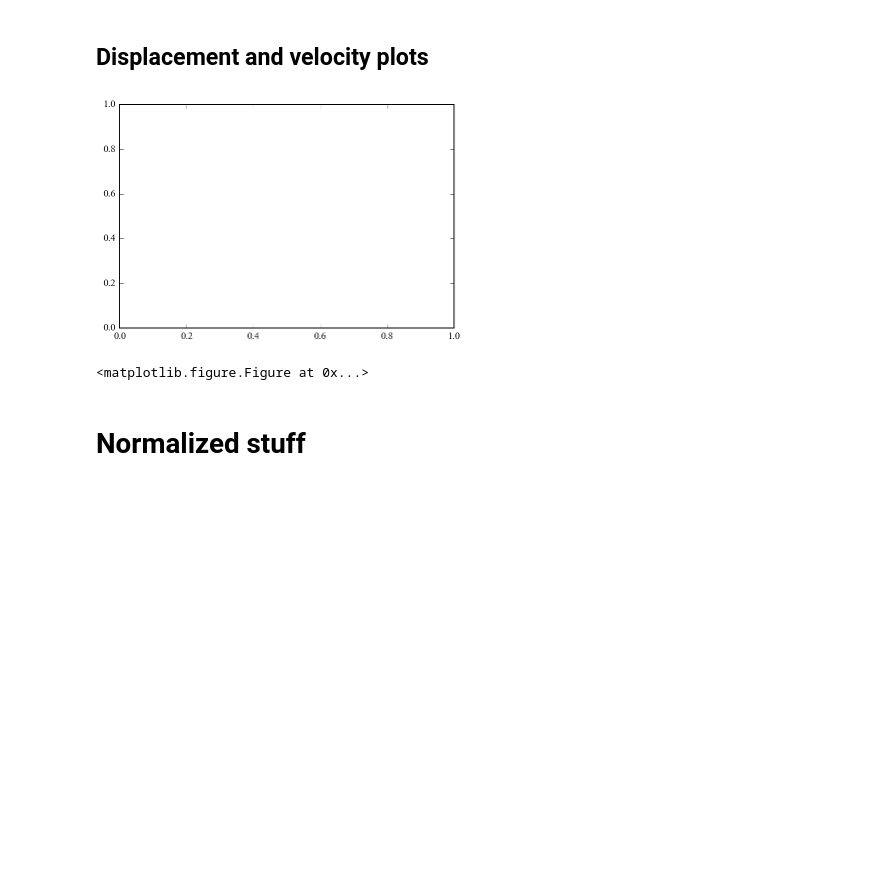
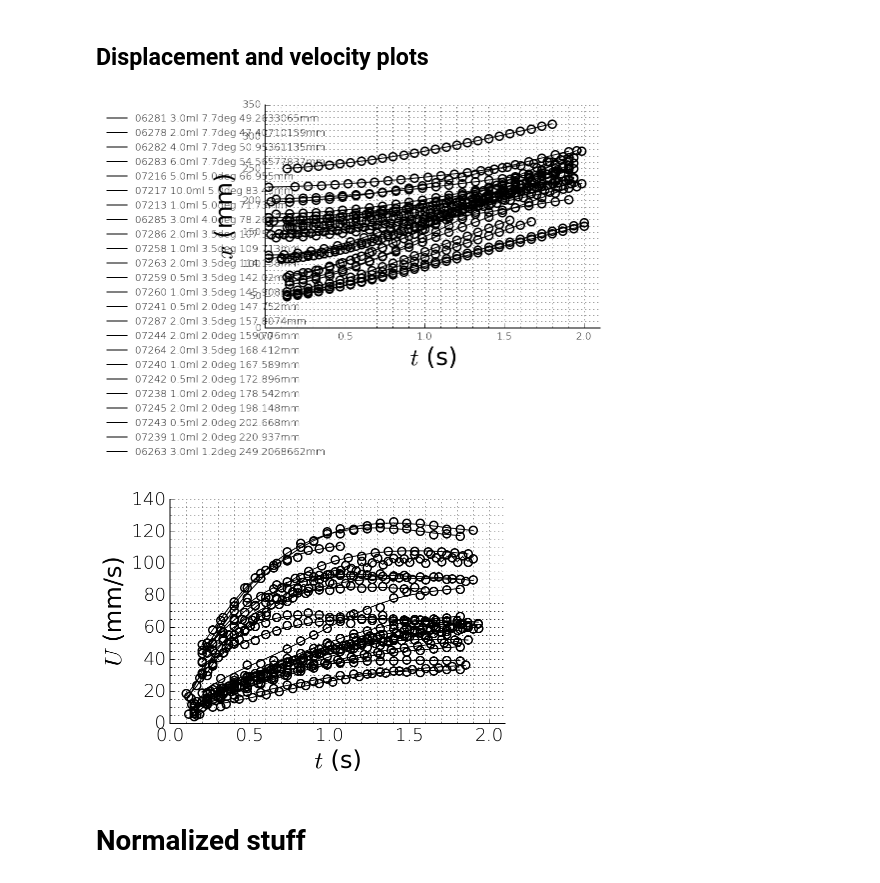
Before and after one commit to loganjt/DropletJumpWedge, a Jupyter notebook: Repos_Data/plotter_notebook.ipynb, the cells around one changed output. Saved outputs shown, nothing was run; the diff lists cells and outputs as text; code cells hidden in the pictures; blank space fills up the shorter version.

Commit message:
time plots and model comparison

```diff
--- a/Repos_Data/plotter_notebook.ipynb
+++ b/Repos_Data/plotter_notebook.ipynb
@@ -136,67 +137,68 @@ def filtering_data(data,meta,volumes,angles,location):
             dxdt_savgol = np.zeros(np.size(dat_sliced)-2)
             for i in range(np.size(dat_sliced)-2):
                 dxdt_savgol[i] = (dat_filt[i+2]-dat_filt[i])/(2*(t_sliced[i+1]-t_sliced[i]))
 
 
             dxdt_centraldiff = np.zeros(np.size(dat_sliced)-2)
             for i in range(np.size(dat_sliced)-2):
                 dxdt_centraldiff[i] = (dat_sliced[i+2]-dat_sliced[i])/(2*(t_sliced[i+1]-t_sliced[i]))
 
             x_max[key] = max(dat_sliced)
             v_norm[key] = max(dxdt_centraldiff)
 
 
-
-
+            color = 'k'
+            style = None
+            style2 = 'o'
             ax = fig1.add_subplot(1,1,1)
             # some plot formatting stuff, setting marker colors/types for various volumes
-            if(meta[key]['Volume'] == 0.5):
-                color = 'k'
-                style = None
-            elif(meta[key]['Volume'] == 1.0):
-                color = 'c'
-                style = None
-            elif(meta[key]['Volume'] == 2.0):
-                color = 'b'
-                style = None
-            elif(meta[key]['Volume'] == 5.0):
-                color = 'r'
-                style = None
-            elif(meta[key]['Volume'] == 10.0):
-                color = 'y'
-                style = None
-            if(meta[key]['Angle'] == 2.0):
-                style2 = 'o'
-            elif(meta[key]['Angle'] == 3.5):
-                style2 = 's'
-            elif(meta[key]['Angle'] == 5.0):
-                style2 = '^'
+            #if(meta[key]['Volume'] == 0.5):
+            #    color = 'k'
+            #    style = None
+            #elif(meta[key]['Volume'] == 1.0):
+            #    color = 'c'
+            #    style = None
+            #elif(meta[key]['Volume'] == 2.0):
+            #    color = 'b'
+            #    style = None
+            #elif(meta[key]['Volume'] == 5.0):
+            #    color = 'r'
+            #    style = None
+            #elif(meta[key]['Volume'] == 10.0):
+            #    color = 'y'
+            #    style = None
+            #if(meta[key]['Angle'] == 2.0):
+            #    style2 = 'o'
+            #elif(meta[key]['Angle'] == 3.5):
+            #    style2 = 's'
+            #elif(meta[key]['Angle'] == 5.0):
+            #    style2 = '^'
             dropno = key+' '
             vol = str(meta[key]['Volume'])+'ml '
             angl = str(meta[key]['Angle'])+'deg '
             IL = str( data[key][location][0])+'mm '
             legend_label = dropno+vol+angl+IL
 
-            #ax.plot(t_sliced,dat_sliced,'.',marker=style2, c = color,fillstyle='none',markeredgewidth=1.5,ms=8)
-            #ax.plot(t_sliced,dat_filt,c=color,marker=style,linewidth=1,label = legend_label)
-            #legend1 = basic_plot_format(subplot_label = ax, x_label = '$t$ (s)', y_label = '$x$ (mm)', major_grid = True, minor_grid = True, legend = True)
-           # ax.set_xlim([0,2.1])
-            #ax2 = fig2.add_subplot(1,1,1)
-           # ax2.plot(t_sliced[1:-1],dxdt_centraldiff,marker=style2,linewidth=0, c = color,fillstyle='none',markeredgewidth=1.5,ms=8)
-            #ax2.plot(t_sliced[1:-1],dxdt_savgol,c=color,marker=style,linewidth=1,label = legend_label)
+            ax.plot(t_sliced,dat_sliced,'.',marker=style2, c = color,fillstyle='none',markeredgewidth=1.5,ms=8)
+            ax.plot(t_sliced,dat_filt,c=color,marker=style,linewidth=1,label = legend_label)
+            legend1 = basic_plot_format(subplot_label = ax, x_label = '$t$ (s)', y_label = '$x$ (mm)', major_grid = True, minor_grid = True, legend = True)
+            ax.set_xlim([0,2.1])
+            ax2 = fig2.add_subplot(1,1,1)
+            ax2.plot(t_sliced[1:-1],dxdt_centraldiff,marker=style2,linewidth=0, c = color,fillstyle='none',markeredgewidth=1.5,ms=8)
+            ax2.plot(t_sliced[1:-1],dxdt_savgol,c=color,marker=style,linewidth=1,label = legend_label)
 
-            #legend2 = basic_plot_format(subplot_label = ax2, x_label = '$t$ (s)', y_label = '$U$ (mm/s)', major_grid = True, minor_grid = True, legend = False)
-            #ax2.set_xlim([0,2.1])
+            legend2 = basic_plot_format(subplot_label = ax2, x_label = '$t$ (s)', y_label = '$U$ (mm/s)', major_grid = True, minor_grid = True, legend = False)
+            ax2.set_xlim([0,2.1])
 
     #fig1.savefig('Figures/positions.png',dpi=100,bbox_extra_artists=(legend1,), bbox_inches='tight')
     #fig2.savefig('Figures/velocities.png',dpi=100, bbox_inches='tight')
     return v_norm, x_max
 
 [v_norm, x_max ] = filtering_data(data,meta,volumes,angles,location)
 plt.show()
 # %% [output]
-[figure, old version]
+[figure, new version]
-<matplotlib.figure.Figure at 0x...>
+[figure, added]
 # %% [markdown]
 # Normalized stuff
 # %% [markdown]
```
Also changed, not shown: parts of 11 cells of this notebook, 2 other files.
